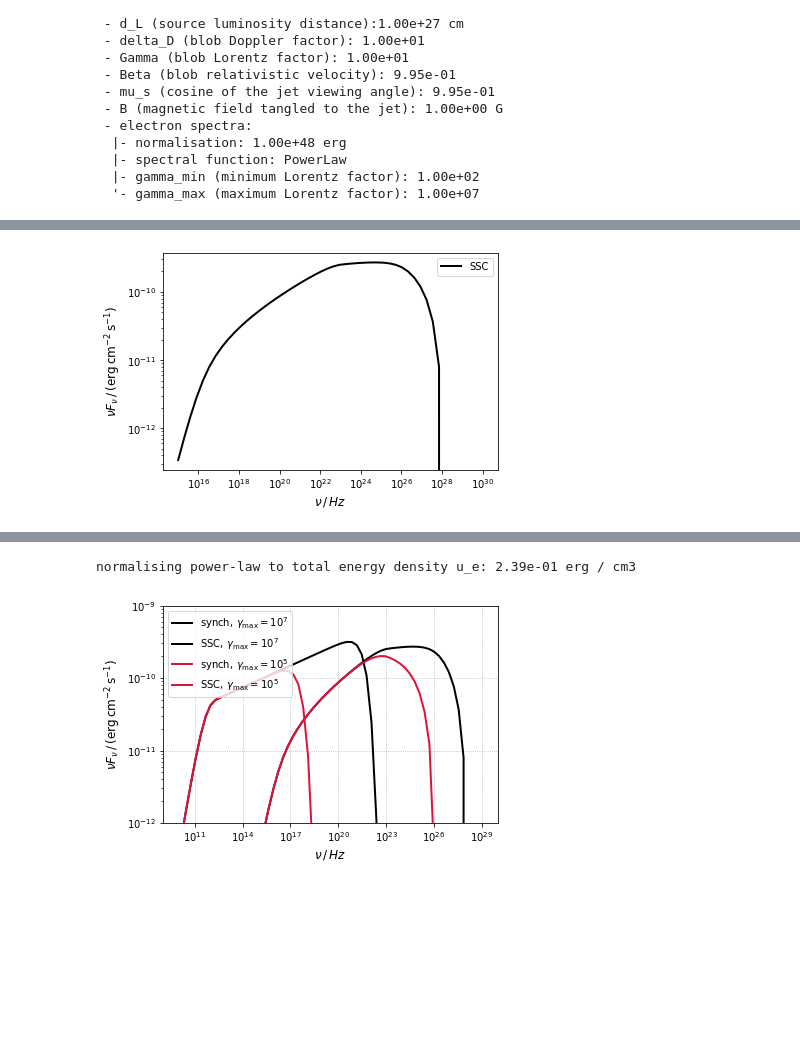
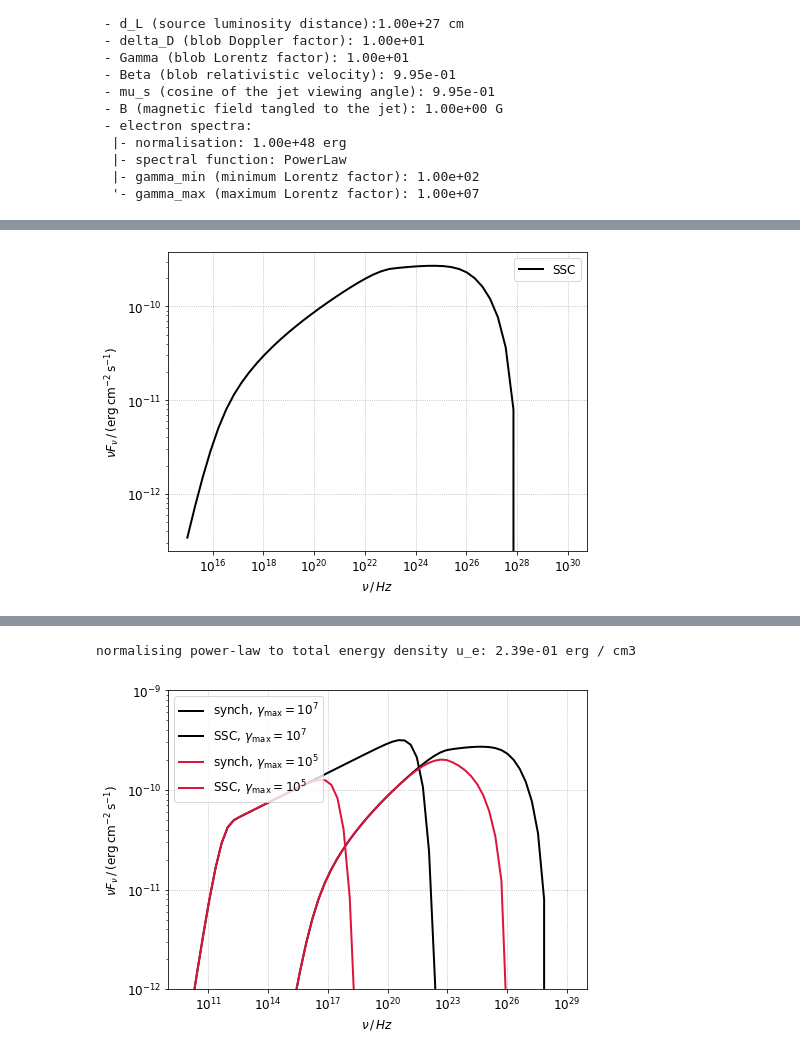
Before and after one commit to cosimoNigro/agnpy, a Jupyter notebook: tutorials/synchrotron.ipynb, the cells around one changed output, grey strips where cells are left out. Drawn from its saved outputs; the diff is of its cells as text; code cells hidden in the pictures; blank space fills up the shorter version.

```diff
--- a/tutorials/synchrotron.ipynb
+++ b/tutorials/synchrotron.ipynb
@@ -12,6 +12,11 @@ from agnpy.synchrotron import Synchrotron
 from agnpy.compton import SynchrotronSelfCompton
 import matplotlib.pyplot as plt
 # %%
+# matplotlib adjustments and axes labels
+plt.rc("figure", figsize=(7.5, 5.5))
+plt.rc("font", size=12)
+plt.rc("axes", grid=True)
+plt.rc("grid", ls=":")
 sed_x_label = r"$\nu\,/\,Hz$"
 sed_y_label = r"$\nu F_{\nu}\,/\,(\mathrm{erg}\,\mathrm{cm}^{-2}\,\mathrm{s}^{-1})$"
 # %%
@@ -89,11 +94,11 @@ ssc.sed_flux(nu_ssc)
 # %%
 plt.loglog(nu_ssc, ssc.sed_flux(nu_ssc), lw=2, color="k", label="SSC")
-plt.xlabel(sed_x_label, fontsize=12)
-plt.ylabel(sed_y_label, fontsize=12)
+plt.xlabel(sed_x_label)
+plt.ylabel(sed_y_label)
 plt.legend()
 plt.show()
 # %% [output]
-[figure, old version]
+[figure, new version]
 # %% [markdown]
 ### reproduce Figure 7.4 of Dermer and Menon (2009)
 <img src="figures/figure_7_4_dermer_2009.png" style="float: left;" width="500"/>
@@ -109,12 +114,11 @@ plt.loglog(nu_syn, synch.sed_flux(nu_syn), lw=2, color="k", label=r"${\rm synch}
 plt.loglog(nu_ssc, ssc.sed_flux(nu_ssc), lw=2, color="k", label=r"${\rm SSC},\,\gamma_{\rm max}=10^7$")
 plt.loglog(nu_syn, synch2.sed_flux(nu_syn), lw=2, color="crimson", label=r"${\rm synch},\,\gamma_{\rm max}=10^5$")
 plt.loglog(nu_ssc, ssc2.sed_flux(nu_ssc), lw=2, color="crimson", label=r"${\rm SSC},\,\gamma_{\rm max}=10^5$")
-plt.grid(ls=":")
-plt.xlabel(sed_x_label, fontsize=12)
-plt.ylabel(sed_y_label, fontsize=12)
+plt.xlabel(sed_x_label)
+plt.ylabel(sed_y_label)
 plt.xlim([1e9, 1e30])
 plt.ylim([1e-12, 1e-9])
 plt.legend(loc=2)
 plt.show()
 # %% [output]
-[figure, old version]
+[figure, new version]
```
Also changed, not shown: parts of 5 cells of this notebook, 8 other files.
